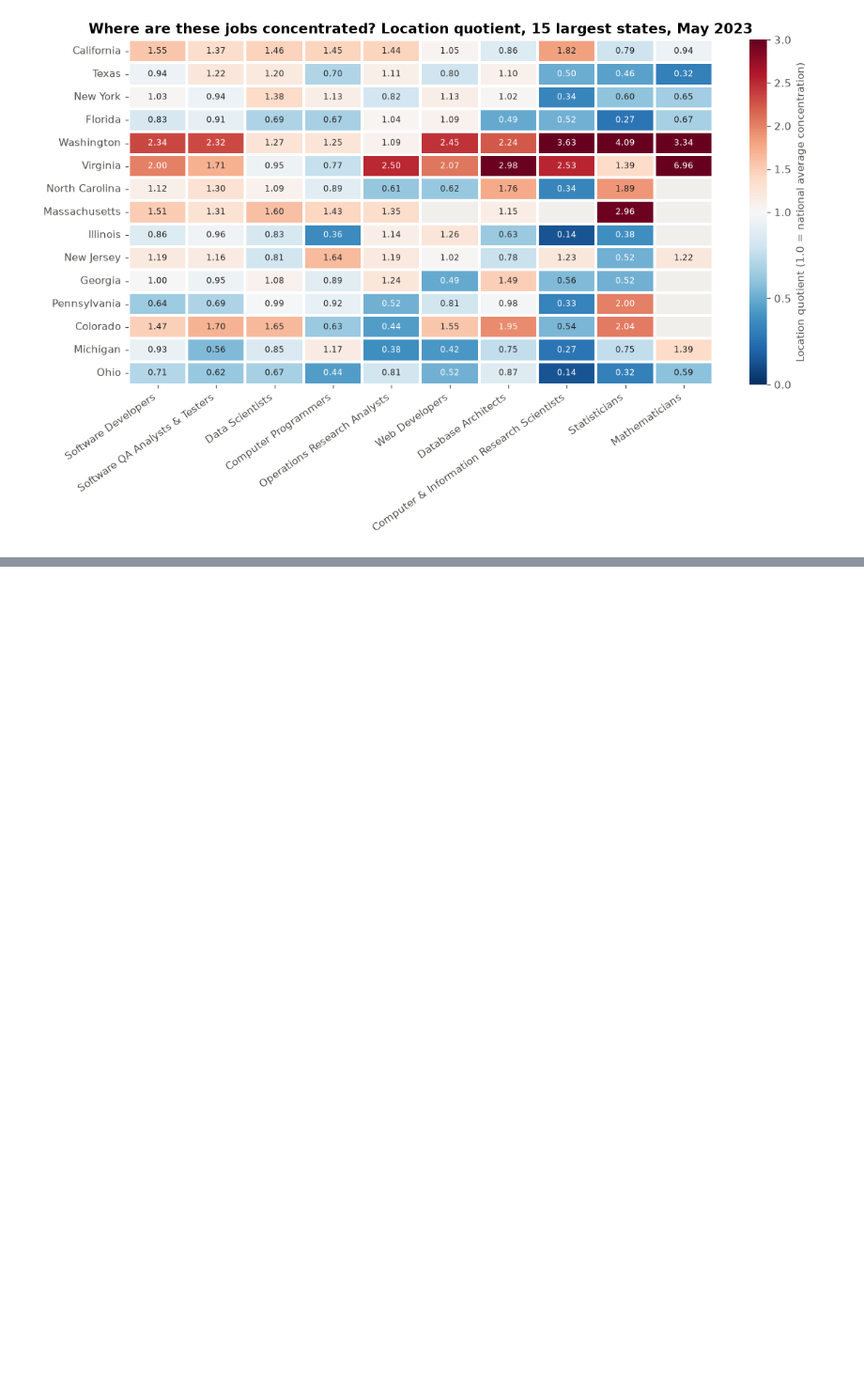
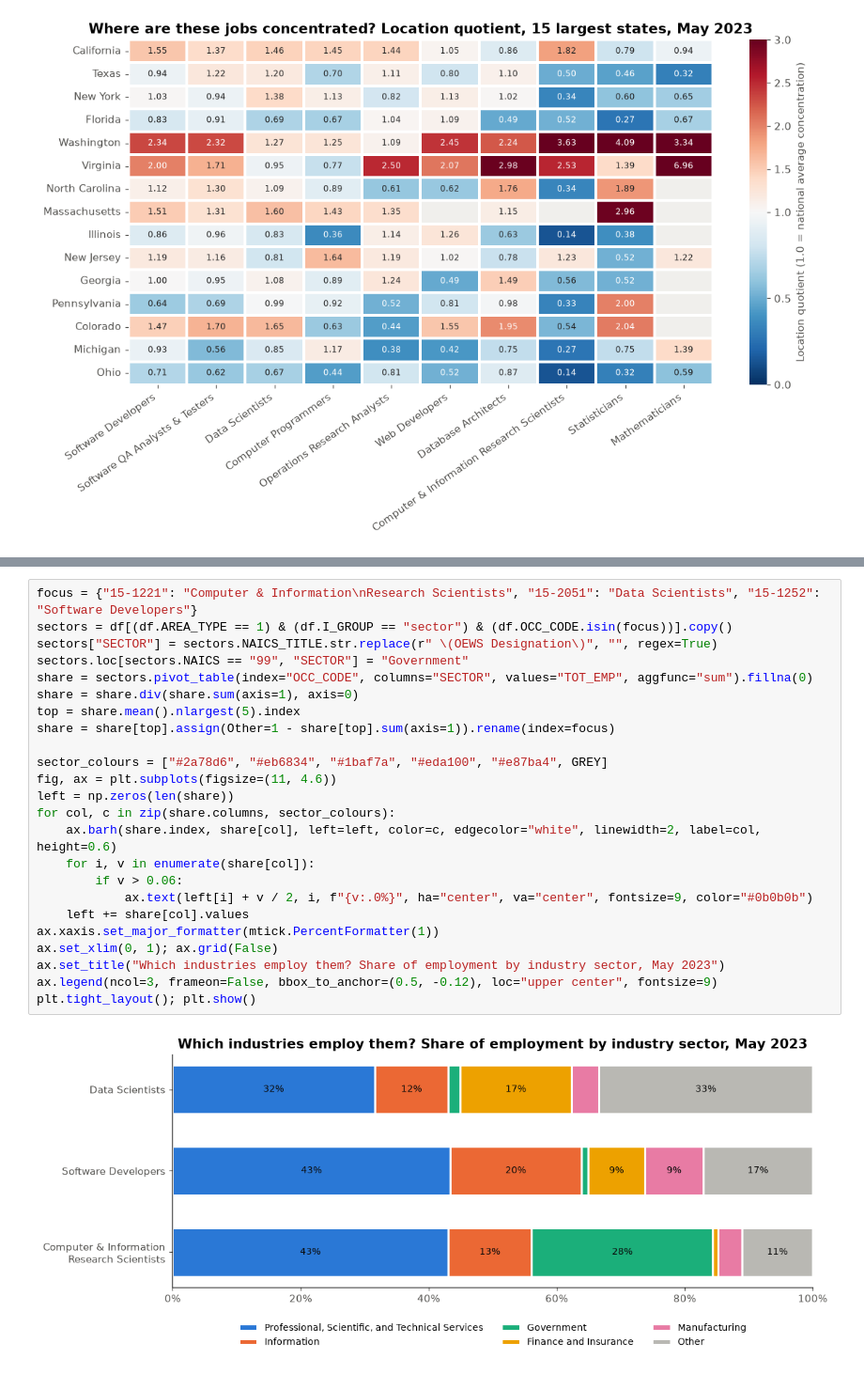
Before and after one commit to RhuanMendanha/CA01-Data-Visualisation-and-Communication-, a Jupyter notebook: CA01 - Employment Visualisation.ipynb, the cells around one changed output, grey strips where cells are left out. Shown at 94% size. Saved outputs shown, nothing was run; the diff lists cells and outputs as text; blank space fills up the shorter version.

Commit message:
add industry stacked bar and metro lollipop charts

```diff
--- a/CA01 - Employment Visualisation.ipynb
+++ b/CA01 - Employment Visualisation.ipynb
@@ -317,0 +324,26 @@ Huge states like Texas, Florida, Ohio, and Illinois fall under the average level
+# %%
+focus = {"15-1221": "Computer & Information\nResearch Scientists", "15-2051": "Data Scientists", "15-1252": "Software Developers"}
+sectors = df[(df.AREA_TYPE == 1) & (df.I_GROUP == "sector") & (df.OCC_CODE.isin(focus))].copy()
+sectors["SECTOR"] = sectors.NAICS_TITLE.str.replace(r" \(OEWS Designation\)", "", regex=True)
+sectors.loc[sectors.NAICS == "99", "SECTOR"] = "Government"
+share = sectors.pivot_table(index="OCC_CODE", columns="SECTOR", values="TOT_EMP", aggfunc="sum").fillna(0)
+share = share.div(share.sum(axis=1), axis=0)
+top = share.mean().nlargest(5).index
+share = share[top].assign(Other=1 - share[top].sum(axis=1)).rename(index=focus)
+
+sector_colours = ["#2a78d6", "#eb6834", "#1baf7a", "#eda100", "#e87ba4", GREY]
+fig, ax = plt.subplots(figsize=(11, 4.6))
+left = np.zeros(len(share))
+for col, c in zip(share.columns, sector_colours):
+    ax.barh(share.index, share[col], left=left, color=c, edgecolor="white", linewidth=2, label=col, height=0.6)
+    for i, v in enumerate(share[col]):
+        if v > 0.06:
+            ax.text(left[i] + v / 2, i, f"{v:.0%}", ha="center", va="center", fontsize=9, color="#0b0b0b")
+    left += share[col].values
+ax.xaxis.set_major_formatter(mtick.PercentFormatter(1))
+ax.set_xlim(0, 1); ax.grid(False)
+ax.set_title("Which industries employ them? Share of employment by industry sector, May 2023")
+ax.legend(ncol=3, frameon=False, bbox_to_anchor=(0.5, -0.12), loc="upper center", fontsize=9)
+plt.tight_layout(); plt.show()
+# %% [output]
+[figure, added]
```
Also changed, not shown: parts of 7 cells of this notebook.
